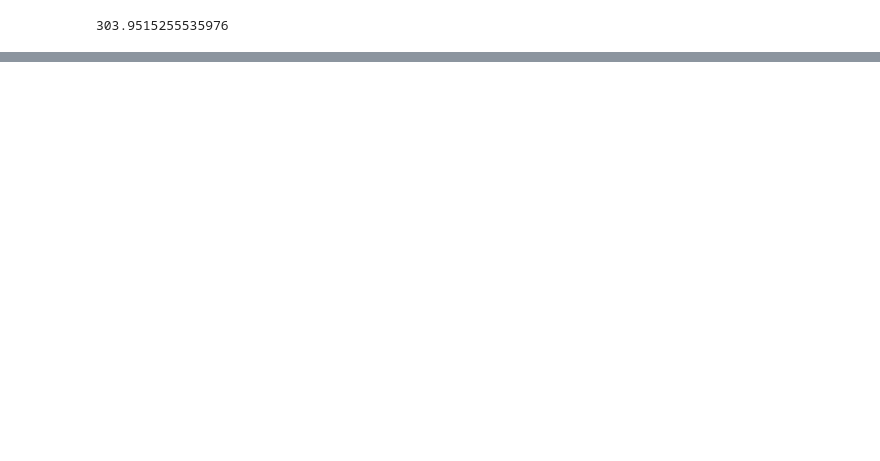
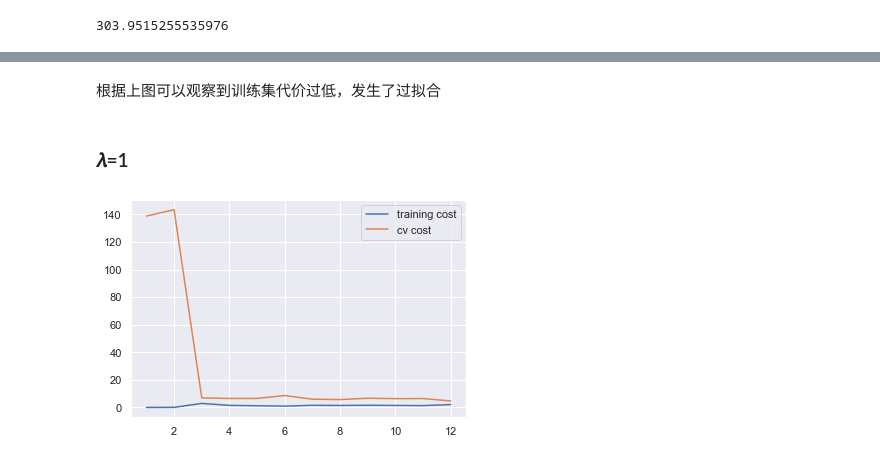
Before and after one commit to Apotosome/NoteBook, a Jupyter notebook: Machine Learning/吴恩达课后练习/ex5 偏差和方差/偏差与方差.ipynb, the cells around one changed output, grey strips where cells are left out. Drawn from its saved outputs; the diff is of its cells as text; code cells hidden in the pictures; blank space fills up the shorter version.

```diff
--- a/Machine Learning/吴恩达课后练习/ex5 偏差和方差/偏差与方差.ipynb
+++ b/Machine Learning/吴恩达课后练习/ex5 偏差和方差/偏差与方差.ipynb
@@ -94,0 +373,11 @@ m
+# %%
+def regularized_cost(theta, X, y, l=1):
+    m = X.shape[0]
+
+    inner = X @ theta - y  # R(m*1)
+    square_sum = inner.T @ inner
+    cost = square_sum / (2 * m)
+
+    regularized_term = (l / (2 * m)) * np.power(theta[1:], 2).sum()
+
+    return cost + regularized_term
@@ -94,0 +403,11 @@ m
+# %%
+def linear_regression_np(X, y, l=1):
+    theta = np.ones(X.shape[1])
+
+    res = opt.minimize(fun=regularized_cost,
+                       x0=theta,
+                       args=(X, y, l),
+                       method='TNC',
+                       jac=regularized_gradient,
+                       options={'disp': True})
+    return res.x
@@ -94,0 +426,20 @@ m
+# %%
+def plot_learning_curve(X, y, Xval, yval, l=0):
+    training_cost, cv_cost = [], []
+    m = X.shape[0]
+
+    for i in range(1, m + 1):
+        res = linear_regression_np(X[:i, :], y[:i], l=l)
+
+        tc = cost(res, X[:i, :], y[:i])
+        cv = cost(res, Xval, yval)
+
+        training_cost.append(tc)
+        cv_cost.append(cv)
+
+    plt.plot(np.arange(1, m + 1), training_cost, label='training cost')
+    plt.plot(np.arange(1, m + 1), cv_cost, label='cv cost')
+    plt.legend(loc=1)
+# %%
+plot_learning_curve(X_poly, y, Xval_poly, yval, l=0)
+plt.show()
@@ -94,0 +448,9 @@ m
+# %% [markdown]
+根据上图可以观察到训练集代价过低，发生了过拟合
+# %% [markdown]
+### 𝜆=1
+# %%
+plot_learning_curve(X_poly, y, Xval_poly, yval, l=1)
+plt.show()
+# %% [output]
+[figure, added]
```
Also changed, not shown: parts of 79 cells of this notebook, 53 other files.
